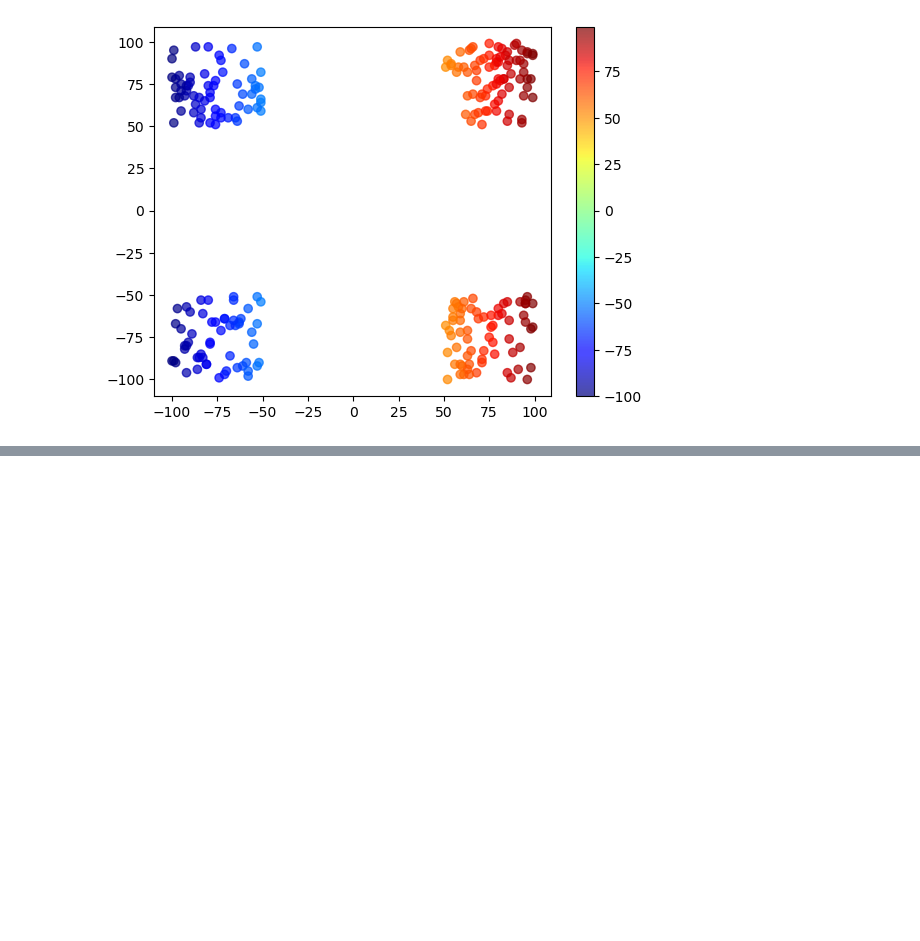
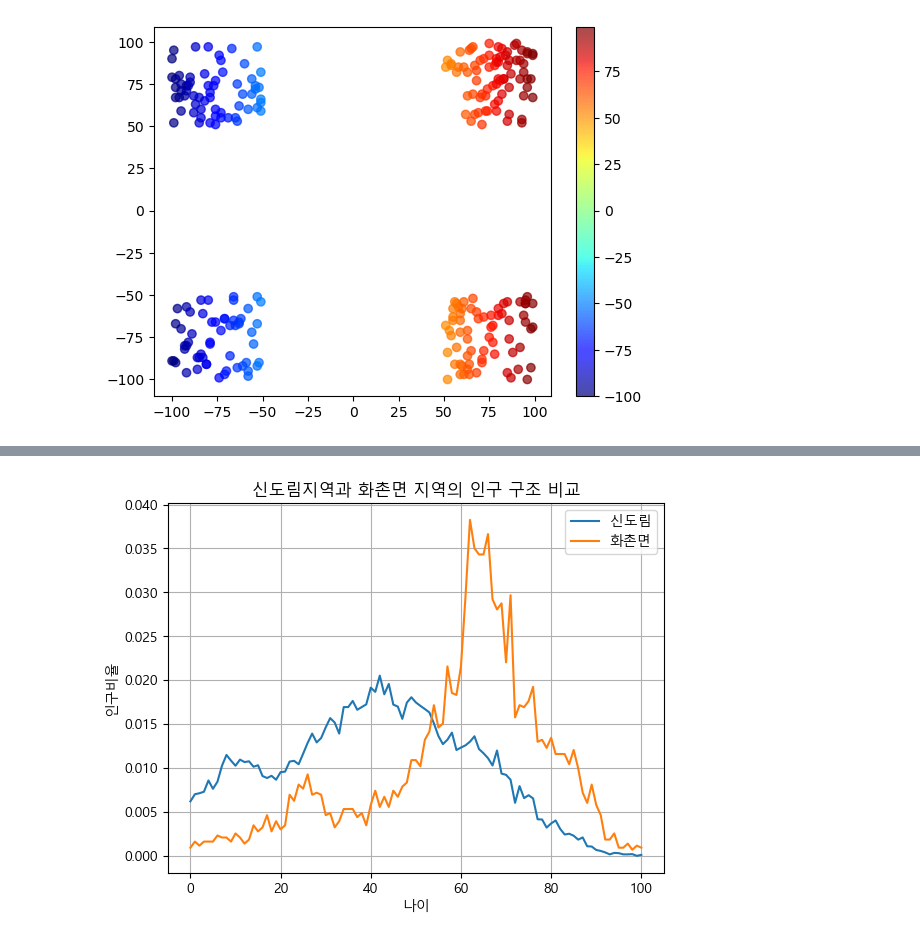
Before and after one commit to kingy0ujin/2023-A-DA, a Jupyter notebook: week12-numpy-age-kingy0ujin.ipynb, the cells around one changed output, grey strips where cells are left out. Saved outputs shown, nothing was run; the diff lists cells and outputs as text; code cells hidden in the pictures; blank space fills up the shorter version.

```diff
--- a/week12-numpy-age-kingy0ujin.ipynb
+++ b/week12-numpy-age-kingy0ujin.ipynb
@@ -297,0 +328,32 @@ plt.show()
+# %%
+import csv
+import numpy as np
+import matplotlib.pyplot as plt
+
+f = open('age.csv', encoding='cp949')
+data  = csv.reader(f)
+
+header = next(data)
+
+name = input('인구 구조가 알고 싶은 지역의 이름(읍면동 단위)을 입력해주세요')
+for row in data:
+    for i in range(102):
+        row[i + 2]  = int(row[i+2].replace(',',""))
+    if name in row[0]:
+        home = np.array(row[3:], dtype=int) / row[2]
+    if '화촌면' in row[0]:
+        away = np.array(row[3:], dtype=int) / row[2]
+
+f.close()
+
+plt.rc('font', family='Malgun Gothic')
+plt.plot(home, label = name)
+plt.plot(away, label = '화촌면')
+plt.title(name + '지역과 화촌면 지역의 인구 구조 비교')
+plt.grid(True)
+plt.xlabel('나이')
+plt.ylabel('인구비율')
+plt.legend()
+plt.show()
+# %% [output]
+[figure, added]
```
Also changed, not shown: parts of 2 cells of this notebook.
